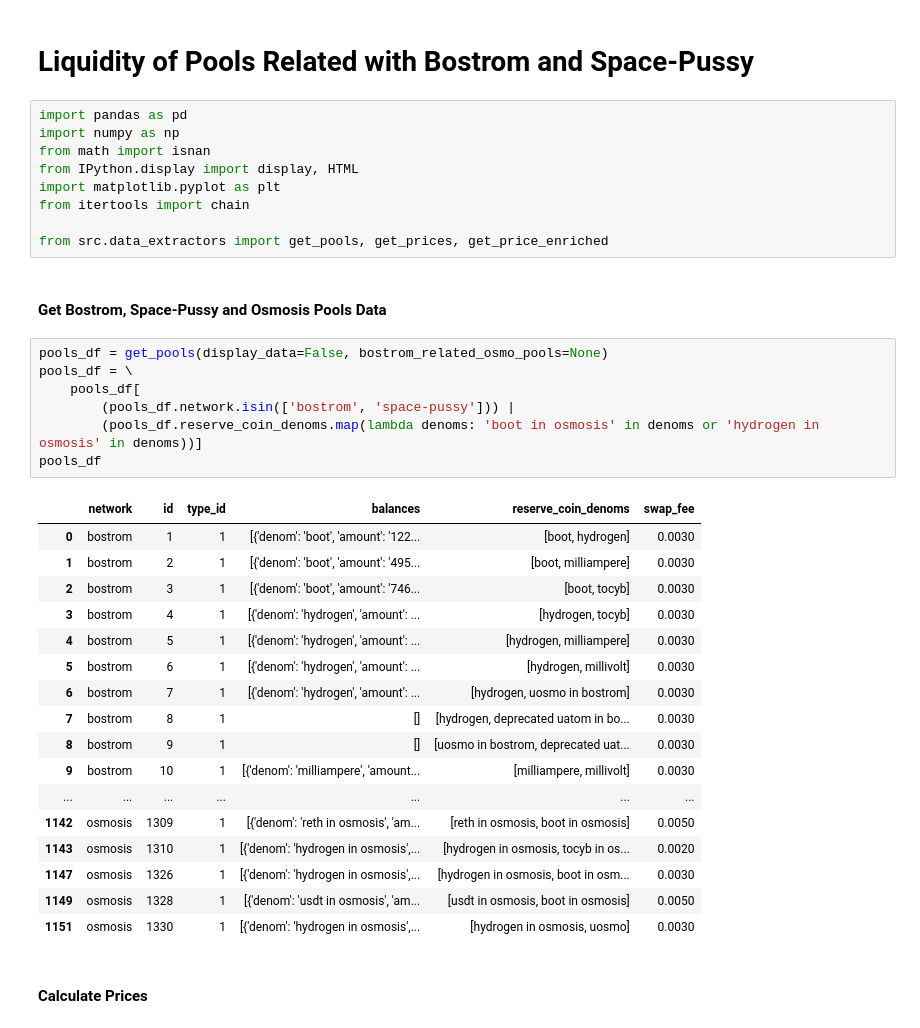
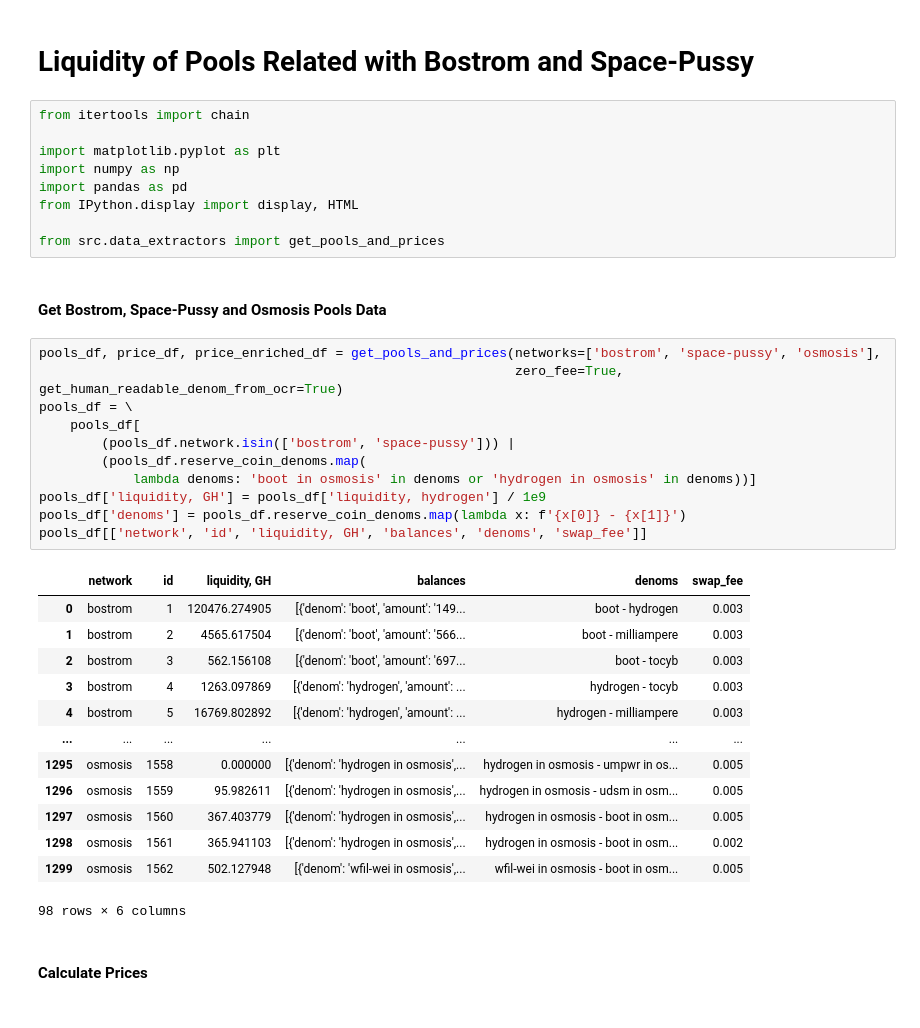
Before and after one commit to Snedashkovsky/cyber-arbitrage, a Jupyter notebook: pools_liquidity_in_gh.ipynb, the cells around one changed output. Cells and saved outputs as stored; diff of their text form.

```diff
--- a/pools_liquidity_in_gh.ipynb
+++ b/pools_liquidity_in_gh.ipynb
@@ -1,40 +1,40 @@
 # %% [markdown]
 # Liquidity of Pools Related with Bostrom and Space-Pussy
 # %%
-import pandas as pd
-import numpy as np
-from math import isnan
-from IPython.display import display, HTML
-import matplotlib.pyplot as plt
 from itertools import chain
 
-from src.data_extractors import get_pools, get_prices, get_price_enriched
+import matplotlib.pyplot as plt
+import numpy as np
+import pandas as pd
+from IPython.display import display, HTML
+
+from src.data_extractors import get_pools_and_prices
 # %% [markdown]
 #### Get Bostrom, Space-Pussy and Osmosis Pools Data
 # %%
-pools_df = get_pools(display_data=False, bostrom_related_osmo_pools=None)
+pools_df, price_df, price_enriched_df = get_pools_and_prices(networks=['bostrom', 'space-pussy', 'osmosis'],
+                                                             zero_fee=True, get_human_readable_denom_from_ocr=True)
 pools_df = \
     pools_df[
         (pools_df.network.isin(['bostrom', 'space-pussy'])) |
-        (pools_df.reserve_coin_denoms.map(lambda denoms: 'boot in osmosis' in denoms or 'hydrogen in osmosis' in denoms))]
-pools_df
+        (pools_df.reserve_coin_denoms.map(
+            lambda denoms: 'boot in osmosis' in denoms or 'hydrogen in osmosis' in denoms))]
+pools_df['liquidity, GH'] = pools_df['liquidity, hydrogen'] / 1e9
+pools_df['denoms'] = pools_df.reserve_coin_denoms.map(lambda x: f'{x[0]} - {x[1]}')
+pools_df[['network', 'id', 'liquidity, GH', 'balances', 'denoms', 'swap_fee']]
 # %% [output]
-|  | network | id | type_id | balances | reserve_coin_denoms | swap_fee |
-| 0 | bostrom | 1 | 1 | [{'denom': 'boot', 'amount': '122... | [boot, hydrogen] | 0.0030 |
-| 1 | bostrom | 2 | 1 | [{'denom': 'boot', 'amount': '495... | [boot, milliampere] | 0.0030 |
-| 2 | bostrom | 3 | 1 | [{'denom': 'boot', 'amount': '746... | [boot, tocyb] | 0.0030 |
-| 3 | bostrom | 4 | 1 | [{'denom': 'hydrogen', 'amount': ... | [hydrogen, tocyb] | 0.0030 |
-| 4 | bostrom | 5 | 1 | [{'denom': 'hydrogen', 'amount': ... | [hydrogen, milliampere] | 0.0030 |
-| 5 | bostrom | 6 | 1 | [{'denom': 'hydrogen', 'amount': ... | [hydrogen, millivolt] | 0.0030 |
-| 6 | bostrom | 7 | 1 | [{'denom': 'hydrogen', 'amount': ... | [hydrogen, uosmo in bostrom] | 0.0030 |
-| 7 | bostrom | 8 | 1 | [] | [hydrogen, deprecated uatom in bo... | 0.0030 |
-| 8 | bostrom | 9 | 1 | [] | [uosmo in bostrom, deprecated uat... | 0.0030 |
-| 9 | bostrom | 10 | 1 | [{'denom': 'milliampere', 'amount... | [milliampere, millivolt] | 0.0030 |
+|  | network | id | liquidity, GH | balances | denoms | swap_fee |
+| 0 | bostrom | 1 | 120476.274905 | [{'denom': 'boot', 'amount': '149... | boot - hydrogen | 0.003 |
+| 1 | bostrom | 2 | 4565.617504 | [{'denom': 'boot', 'amount': '566... | boot - milliampere | 0.003 |
+| 2 | bostrom | 3 | 562.156108 | [{'denom': 'boot', 'amount': '697... | boot - tocyb | 0.003 |
+| 3 | bostrom | 4 | 1263.097869 | [{'denom': 'hydrogen', 'amount': ... | hydrogen - tocyb | 0.003 |
+| 4 | bostrom | 5 | 16769.802892 | [{'denom': 'hydrogen', 'amount': ... | hydrogen - milliampere | 0.003 |
 | ... | ... | ... | ... | ... | ... | ... |
-| 1142 | osmosis | 1309 | 1 | [{'denom': 'reth in osmosis', 'am... | [reth in osmosis, boot in osmosis] | 0.0050 |
-| 1143 | osmosis | 1310 | 1 | [{'denom': 'hydrogen in osmosis',... | [hydrogen in osmosis, tocyb in os... | 0.0020 |
-| 1147 | osmosis | 1326 | 1 | [{'denom': 'hydrogen in osmosis',... | [hydrogen in osmosis, boot in osm... | 0.0030 |
-| 1149 | osmosis | 1328 | 1 | [{'denom': 'usdt in osmosis', 'am... | [usdt in osmosis, boot in osmosis] | 0.0050 |
-| 1151 | osmosis | 1330 | 1 | [{'denom': 'hydrogen in osmosis',... | [hydrogen in osmosis, uosmo] | 0.0030 |
+| 1295 | osmosis | 1558 | 0.000000 | [{'denom': 'hydrogen in osmosis',... | hydrogen in osmosis - umpwr in os... | 0.005 |
+| 1296 | osmosis | 1559 | 95.982611 | [{'denom': 'hydrogen in osmosis',... | hydrogen in osmosis - udsm in osm... | 0.005 |
+| 1297 | osmosis | 1560 | 367.403779 | [{'denom': 'hydrogen in osmosis',... | hydrogen in osmosis - boot in osm... | 0.005 |
+| 1298 | osmosis | 1561 | 365.941103 | [{'denom': 'hydrogen in osmosis',... | hydrogen in osmosis - boot in osm... | 0.002 |
+| 1299 | osmosis | 1562 | 502.127948 | [{'denom': 'wfil-wei in osmosis',... | wfil-wei in osmosis - boot in osm... | 0.005 |
+98 rows × 6 columns
 # %% [markdown]
 #### Calculate Prices
```
Also changed, not shown: parts of 8 cells of this notebook, 7 other files.
